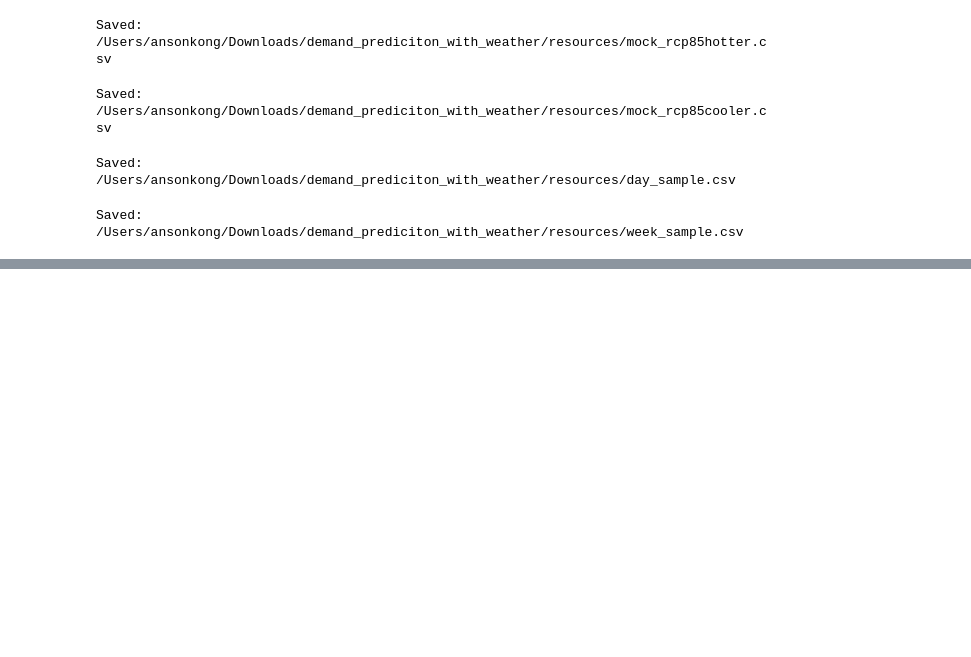
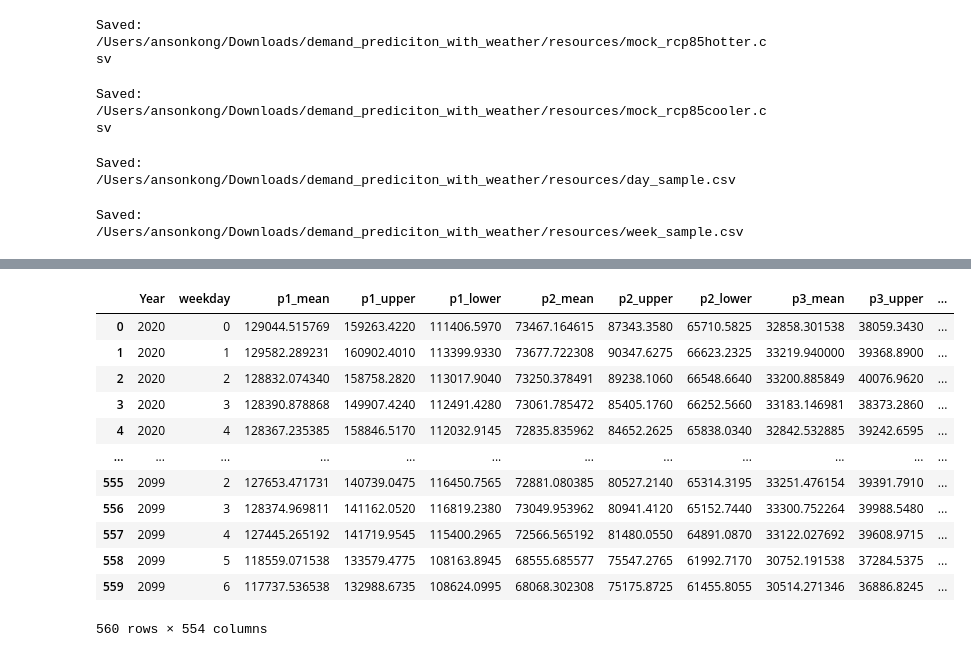
Before and after one commit to pandaanson/demand_prediction_with_weather, a Jupyter notebook: dash_with_map.ipynb, the cells around one changed output, grey strips where cells are left out. Drawn from its saved outputs; the diff is of its cells as text; code cells hidden in the pictures; blank space fills up the shorter version.

```diff
--- a/dash_with_map.ipynb
+++ b/dash_with_map.ipynb
@@ -708,0 +802,28 @@ Saved: /Users/ansonkong/Downloads/demand_prediciton_with_weather/resources/week_
+# %%
+# Placeholder function to read 'state_to_ba_mapping.csv' and perform aggregation
+def string_to_set(string):
+    # Remove curly braces and split the string
+    elements = string.replace('{', '').replace('}', '').split(',')
+    # Remove any extra whitespace and single quotes from each element
+    elements = [e.strip().replace("'", "") for e in elements]
+    return set(elements)
+def aggregate_state_data(final_df):
+    # Placeholder to simulate reading the 'state_to_ba_mapping.csv' file
+    # In practice, this should read the actual file
+    state_to_ba_mapping = pd.read_csv('/Users/ansonkong/Downloads/demand_prediciton_with_weather/resources/state_to_ba_mapping.csv')
+
+    # Add columns for each state by summing the relevant rb columns based on the mapping
+    for index, row in state_to_ba_mapping.iterrows():
+        rb_list = string_to_set(row['reeds_ba_list'])
+        state_column = row['state']
+        # Sum the columns specified in reeds_ba_list for each state
+        final_df[state_column] = final_df[list(rb_list)].sum(axis=1)
+
+    # Calculate the total for the USA by summing all state columns
+    state_columns = state_to_ba_mapping['state'].values
+    final_df['USA'] = final_df[state_columns].sum(axis=1)
+
+    return final_df
+
+# Apply the placeholder aggregation function to the simulated final_df
+final_aggregated_df = aggregate_state_data(final_df)
@@ -708,0 +952,16 @@ Saved: /Users/ansonkong/Downloads/demand_prediciton_with_weather/resources/week_
+# %%
+final_df
+# %% [output]
+|  | Year | weekday | p1_mean | p1_upper | p1_lower | p2_mean | p2_upper | p2_lower | p3_mean | p3_upper | ... |
+| 0 | 2020 | 0 | 129044.515769 | 159263.4220 | 111406.5970 | 73467.164615 | 87343.3580 | 65710.5825 | 32858.301538 | 38059.3430 | ... |
+| 1 | 2020 | 1 | 129582.289231 | 160902.4010 | 113399.9330 | 73677.722308 | 90347.6275 | 66623.2325 | 33219.940000 | 39368.8900 | ... |
+| 2 | 2020 | 2 | 128832.074340 | 158758.2820 | 113017.9040 | 73250.378491 | 89238.1060 | 66548.6640 | 33200.885849 | 40076.9620 | ... |
+| 3 | 2020 | 3 | 128390.878868 | 149907.4240 | 112491.4280 | 73061.785472 | 85405.1760 | 66252.5660 | 33183.146981 | 38373.2860 | ... |
+| 4 | 2020 | 4 | 128367.235385 | 158846.5170 | 112032.9145 | 72835.835962 | 84652.2625 | 65838.0340 | 32842.532885 | 39242.6595 | ... |
+| ... | ... | ... | ... | ... | ... | ... | ... | ... | ... | ... | ... |
+| 555 | 2099 | 2 | 127653.471731 | 140739.0475 | 116450.7565 | 72881.080385 | 80527.2140 | 65314.3195 | 33251.476154 | 39391.7910 | ... |
+| 556 | 2099 | 3 | 128374.969811 | 141162.0520 | 116819.2380 | 73049.953962 | 80941.4120 | 65152.7440 | 33300.752264 | 39988.5480 | ... |
+| 557 | 2099 | 4 | 127445.265192 | 141719.9545 | 115400.2965 | 72566.565192 | 81480.0550 | 64891.0870 | 33122.027692 | 39608.9715 | ... |
+| 558 | 2099 | 5 | 118559.071538 | 133579.4775 | 108163.8945 | 68555.685577 | 75547.2765 | 61992.7170 | 30752.191538 | 37284.5375 | ... |
+| 559 | 2099 | 6 | 117737.536538 | 132988.6735 | 108624.0995 | 68068.302308 | 75175.8725 | 61455.8055 | 30514.271346 | 36886.8245 | ... |
+560 rows × 554 columns
```
Also changed, not shown: parts of 7 cells of this notebook, 6 other files.
